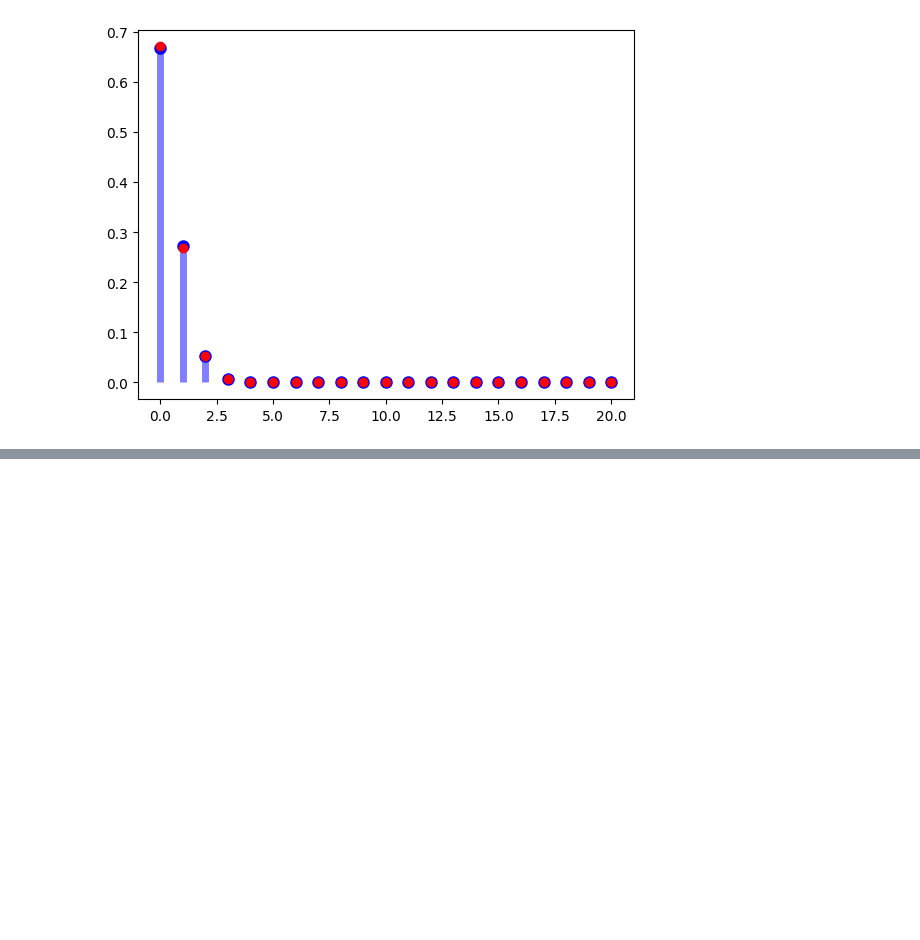
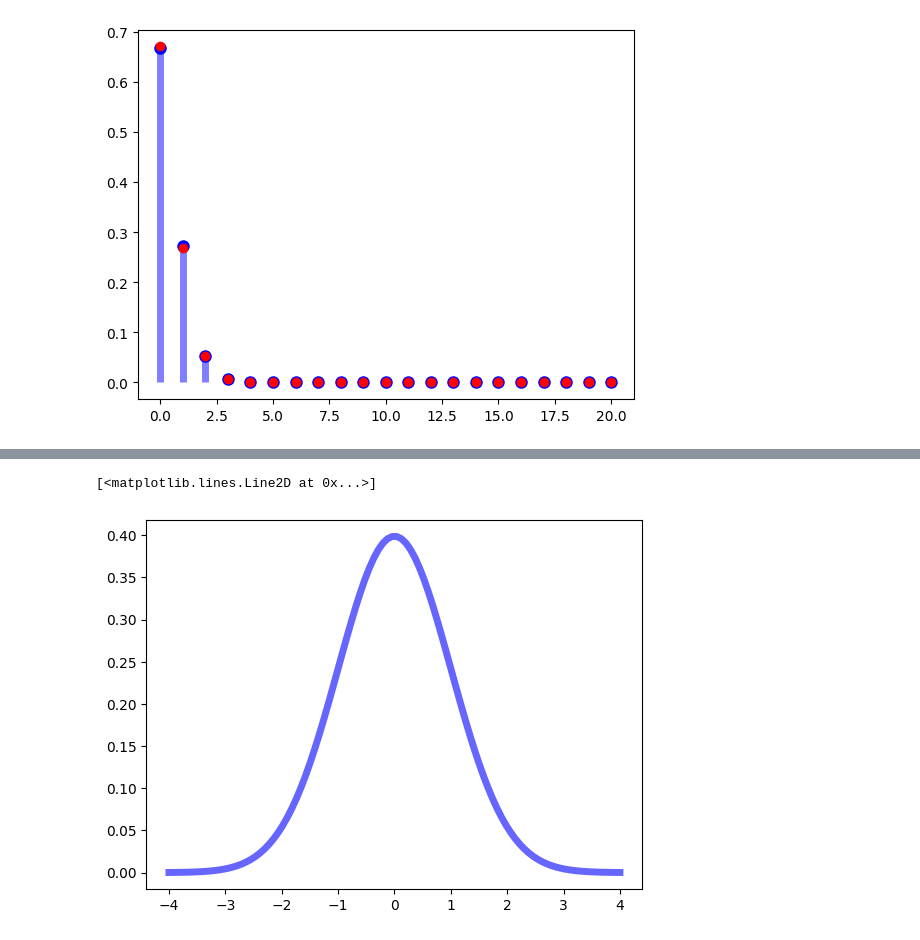
Before and after one commit to leticiaram/GIS-curriculum, a Jupyter notebook: Codigo_1.ipynb, the cells around one changed output, grey strips where cells are left out. Cells and saved outputs as stored; diff of their text form; code cells hidden in the pictures; blank space fills up the shorter version.

```diff
--- a/Codigo_1.ipynb
+++ b/Codigo_1.ipynb
@@ -167,0 +210,7 @@ plt.plot(x, pmf,'ro')
+# %%
+fig, ax = plt.subplots(1, 1)
+x = np.linspace(-4, 4, 100)
+ax.plot(x, norm.pdf(x),'b-', lw=5, alpha=0.6, label='norm pdf')
+# %% [output]
+[<matplotlib.lines.Line2D at 0x...>]
+[figure, added]
```
Also changed, not shown: parts of 30 cells of this notebook.
